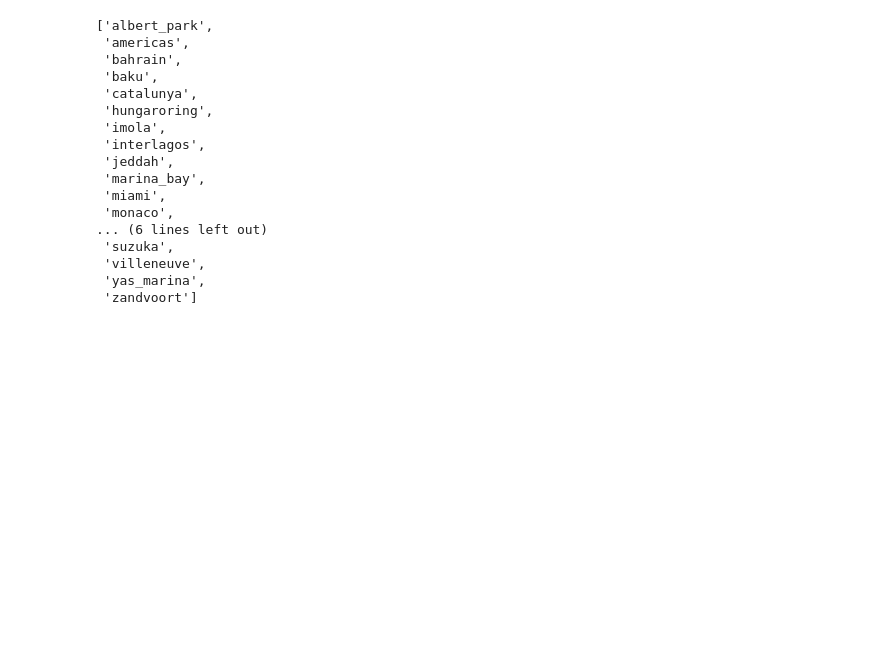
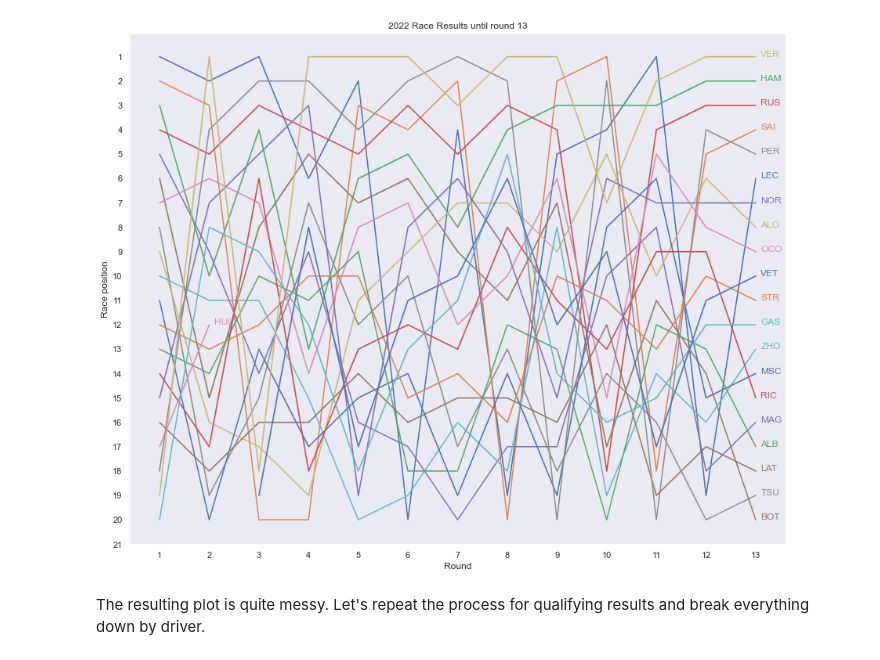
Before and after one commit to avig00/F1_project, a Jupyter notebook: F1_project_notebook.ipynb, the cells around one changed output. Cells and saved outputs as stored; diff of their text form; code cells hidden in the pictures; blank space fills up the shorter version.

Commit message:
Initial processing and exploration
Extracted and processed race results and qualifying results from ergast api. Conducted preliminary EDA.

```diff
--- a/F1_project_notebook.ipynb
+++ b/F1_project_notebook.ipynb
@@ -122,20 +11,8 @@ SessionNotAvailableError: No data for this session! If this session only finishe
-# %%
-circuits
-# %% [output]
-['albert_park',
- 'americas',
- 'bahrain',
- 'baku',
- 'catalunya',
- 'hungaroring',
- 'imola',
- 'interlagos',
- 'jeddah',
- 'marina_bay',
- 'miami',
- 'monaco',
-... (6 lines left out)
- 'suzuka',
- 'villeneuve',
- 'yas_marina',
- 'zandvoort']
+# %%
+## Define function ergast_get to query data from ergast
+
+def ergast_get(api_endpoint: str):
+    url = f'https://ergast.com/api/f1/{api_endpoint}.json'
+    response = requests.get(url).json()
+
+    return response['MRData']
@@ -141,0 +54,52 @@ circuits
+# %%
+# Set size of the plot
+sns.set(rc={'figure.figsize':(15, 12)})
+
+# Generate the plot
+fig, ax_race = plt.subplots()
+
+# Set title of the plot
+ax_race.set_title("2022 Race Results until round 13")
+
+# Use a loop to draw a line for each driver
+for driver in pd.unique(all_race_results_melted['variable']):
+    sns.lineplot(
+        x='round',
+        y='value',
+        data=all_race_results_melted.loc[all_race_results_melted['variable']==driver])
+
+# Flip Y-axis so that no.1 is at the top
+ax_race.invert_yaxis()
+
+# Set the values that appear on the x- and y-axes
+ax_race.set_xticks(range(1, rounds + 1))
+ax_race.set_yticks(range(1, 22))
+
+# Set the labels of the axes
+ax_race.set_xlabel("Round")
+ax_race.set_ylabel("Race position")
+
+# Disable the gridlines
+ax_race.grid(False)
+
+
+# Label lines using driver names
+for line, name in zip(ax_race.lines, all_race_results.columns.tolist()):
+    y = line.get_ydata()[-1]
+    x = line.get_xdata()[-1]
+
+    text = ax_race.annotate(
+        name,
+        xy=(x + 0.1, y),
+        xytext=(0, 0),
+        color=line.get_color(),
+        xycoords=(
+            ax_race.get_xaxis_transform(),
+            ax_race.get_yaxis_transform()
+        ),
+        textcoords="offset points"
+    )
+# %% [output]
+[figure, added]
+# %% [markdown]
+The resulting plot is quite messy. Let's repeat the process for qualifying results and break everything down by driver.
```
Also changed, not shown: parts of 15 cells of this notebook.
